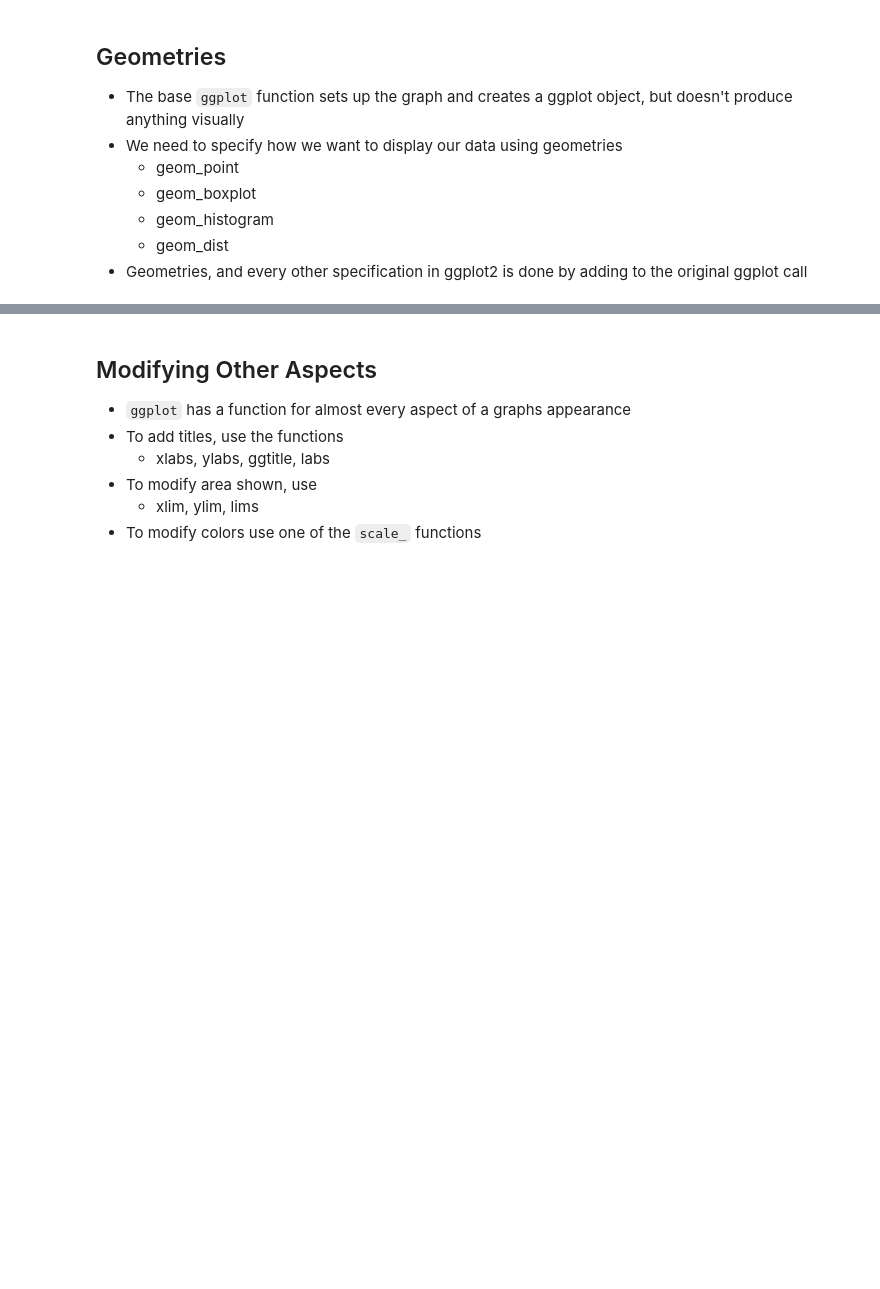
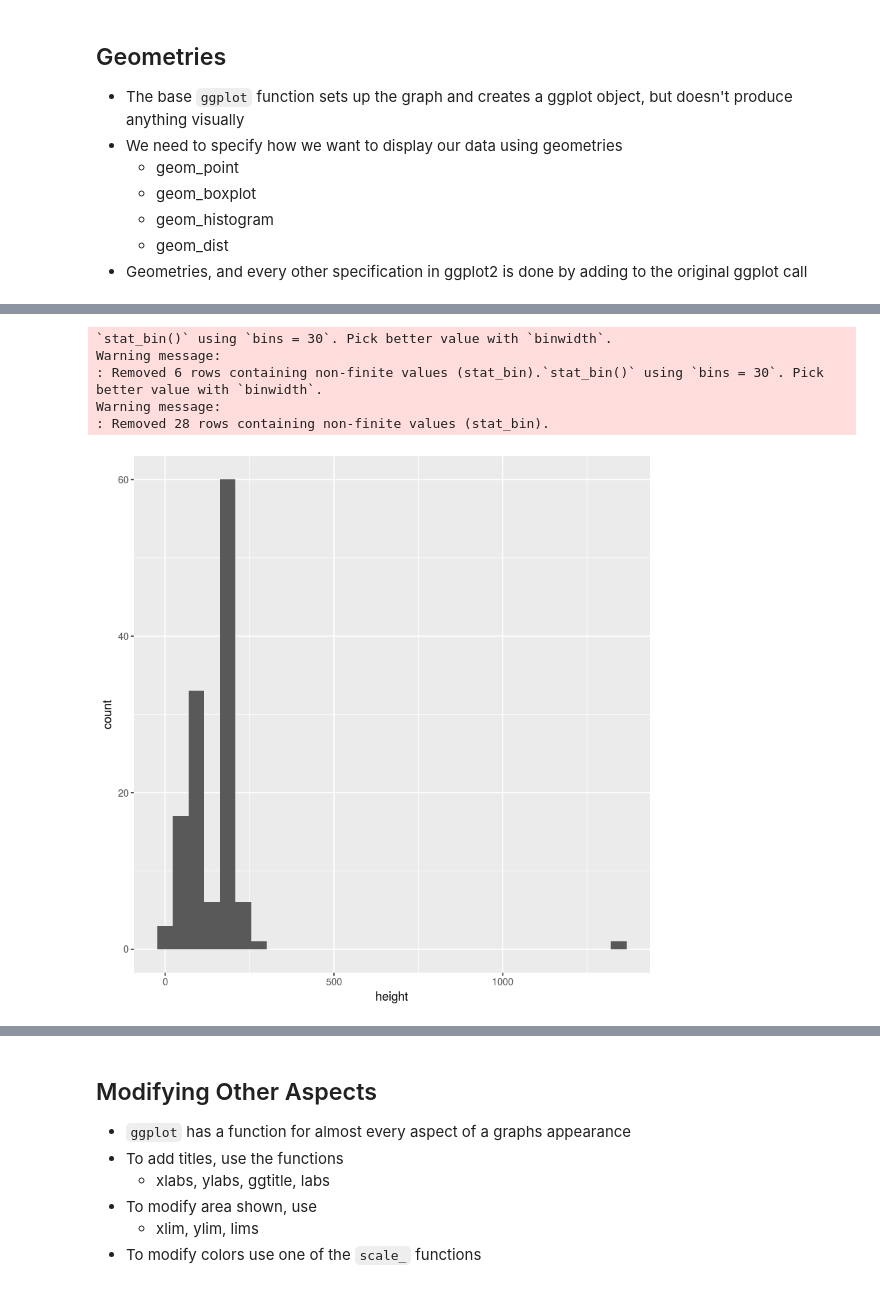
Before and after one commit to bwilk7/CMSC433, a Jupyter notebook: Lecture12.ipynb, the cells around one changed output, grey strips where cells are left out. Saved outputs shown, nothing was run; the diff lists cells and outputs as text; code cells hidden in the pictures; blank space fills up the shorter version.

```diff
--- a/Lecture12.ipynb
+++ b/Lecture12.ipynb
@@ -234,3 +618,11 @@ ggplot(starwars,aes(x=height,y=mass)) + geom_histogram()
 # %%
-ggplot(starwars) + geom_histogram(aes(height)) + geom_histogram(aes(mass))
+ggplot(starwars) + geom_histogram(aes(height)) +
+geom_histogram(aes(mass))
+# %% [output]
+`stat_bin()` using `bins = 30`. Pick better value with `binwidth`.
+Warning message:
+: Removed 6 rows containing non-finite values (stat_bin).`stat_bin()` using `bins = 30`. Pick better value with `binwidth`.
+Warning message:
+: Removed 28 rows containing non-finite values (stat_bin).
+[figure, added]
 # %%
```
Also changed, not shown: parts of 49 cells of this notebook, 1 other file.
